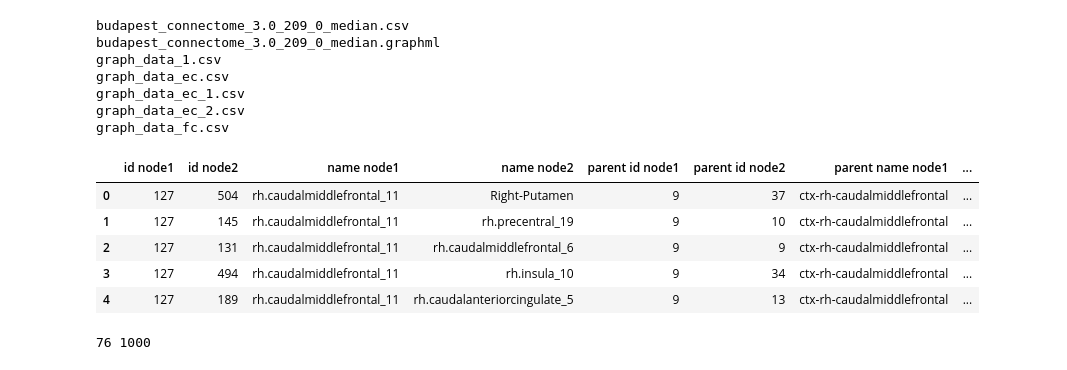
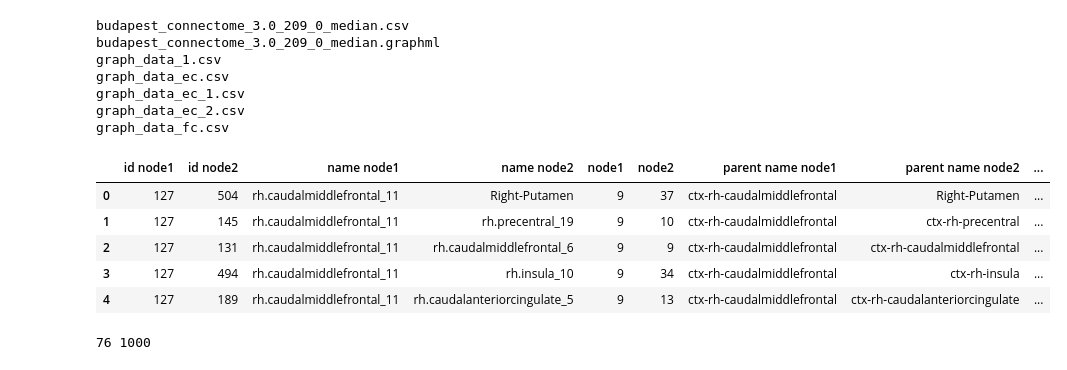
Before and after one commit to shayanshafquat/neuronal-oscillations-evolving-networks, a Jupyter notebook: notebooks/transport_model.ipynb, the cells around one changed output. Cells and saved outputs as stored; diff of their text form; code cells hidden in the pictures.

```diff
--- a/notebooks/transport_model.ipynb
+++ b/notebooks/transport_model.ipynb
@@ -107,15 +108,15 @@ graph_data_ec_1.csv
 graph_data_ec_2.csv
 graph_data_fc.csv
 # %%
-file_path = f'data/budapest_connectome_3.0_209_0_median.csv'
-data = pd.read_csv(file_path, delimiter=';')
+file_path = f'../data/budapest_connectome_3.0_209_0_median.csv'
+data = pd.read_csv(file_path, delimiter=';').rename(columns={'parent id node1':'node1', 'parent id node2':'node2', 'edge weight(med flm)':'fiber_length'})
 data.head()
 # %% [output]
-|  | id node1 | id node2 | name node1 | name node2 | parent id node1 | parent id node2 | parent name node1 | ... |
-| 0 | 127 | 504 | rh.caudalmiddlefrontal_11 | Right-Putamen | 9 | 37 | ctx-rh-caudalmiddlefrontal | ... |
-| 1 | 127 | 145 | rh.caudalmiddlefrontal_11 | rh.precentral_19 | 9 | 10 | ctx-rh-caudalmiddlefrontal | ... |
-| 2 | 127 | 131 | rh.caudalmiddlefrontal_11 | rh.caudalmiddlefrontal_6 | 9 | 9 | ctx-rh-caudalmiddlefrontal | ... |
-| 3 | 127 | 494 | rh.caudalmiddlefrontal_11 | rh.insula_10 | 9 | 34 | ctx-rh-caudalmiddlefrontal | ... |
-| 4 | 127 | 189 | rh.caudalmiddlefrontal_11 | rh.caudalanteriorcingulate_5 | 9 | 13 | ctx-rh-caudalmiddlefrontal | ... |
+|  | id node1 | id node2 | name node1 | name node2 | node1 | node2 | parent name node1 | parent name node2 | ... |
+| 0 | 127 | 504 | rh.caudalmiddlefrontal_11 | Right-Putamen | 9 | 37 | ctx-rh-caudalmiddlefrontal | Right-Putamen | ... |
+| 1 | 127 | 145 | rh.caudalmiddlefrontal_11 | rh.precentral_19 | 9 | 10 | ctx-rh-caudalmiddlefrontal | ctx-rh-precentral | ... |
+| 2 | 127 | 131 | rh.caudalmiddlefrontal_11 | rh.caudalmiddlefrontal_6 | 9 | 9 | ctx-rh-caudalmiddlefrontal | ctx-rh-caudalmiddlefrontal | ... |
+| 3 | 127 | 494 | rh.caudalmiddlefrontal_11 | rh.insula_10 | 9 | 34 | ctx-rh-caudalmiddlefrontal | ctx-rh-insula | ... |
+| 4 | 127 | 189 | rh.caudalmiddlefrontal_11 | rh.caudalanteriorcingulate_5 | 9 | 13 | ctx-rh-caudalmiddlefrontal | ctx-rh-caudalanteriorcingulate | ... |
 # %%
 # Extract the necessary information
```
Also changed, not shown: parts of 4 cells of this notebook.
